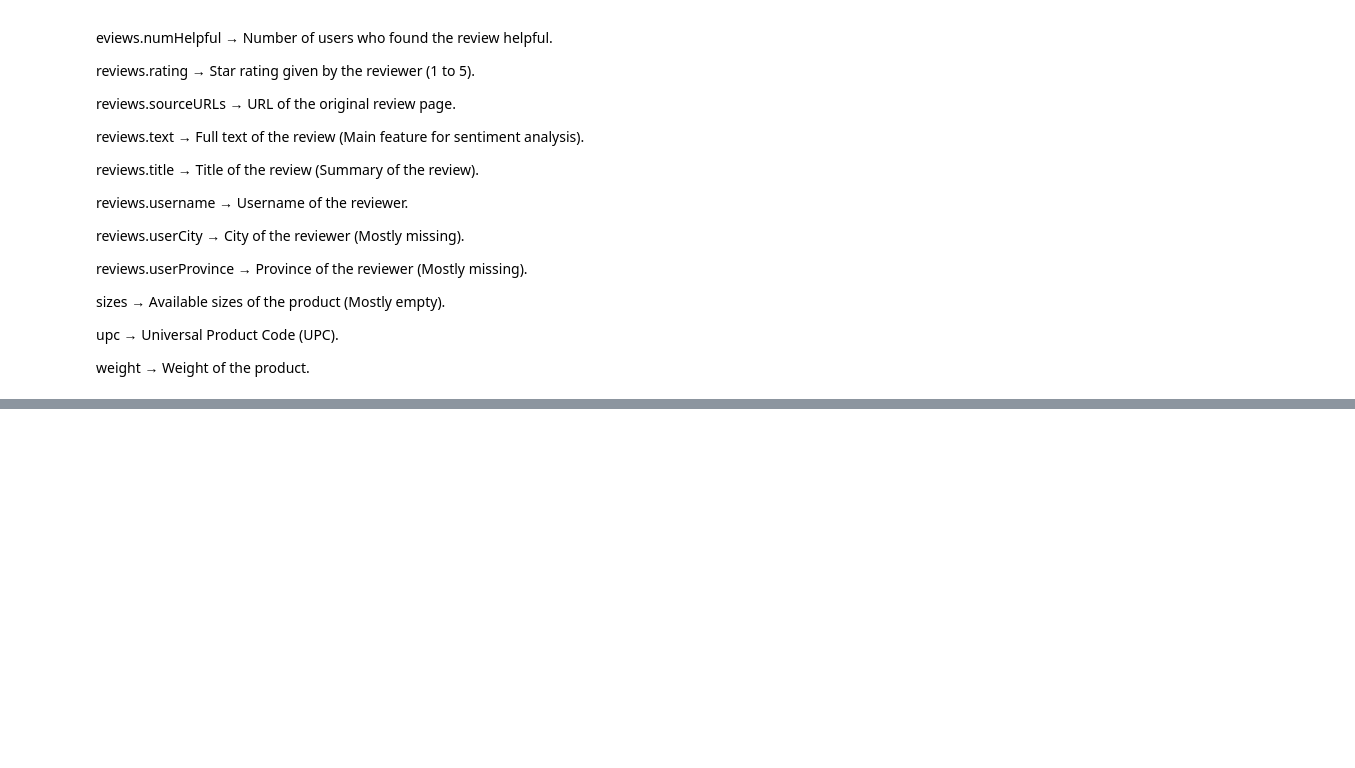
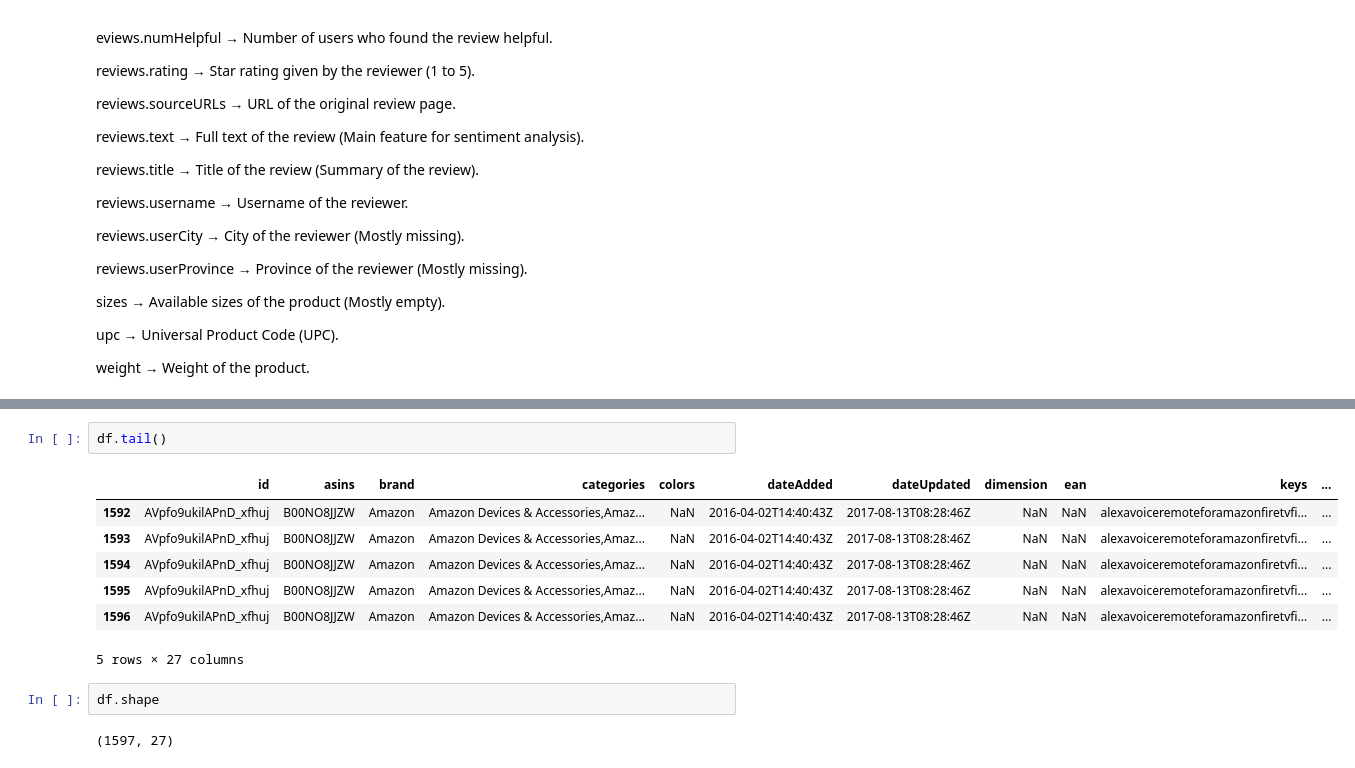
Before and after one commit to kennethnyangweso/GROUP-1-PHASE-4-PROJECT, a Jupyter notebook: Group_1_Phase_4_Project_Notebook.ipynb, the cells around one changed output, grey strips where cells are left out. Cells and saved outputs as stored; diff of their text form; blank space fills up the shorter version.

```diff
--- a/Group_1_Phase_4_Project_Notebook.ipynb
+++ b/Group_1_Phase_4_Project_Notebook.ipynb
@@ -111,0 +131,14 @@ pd.set_option('display.max_colwidth', None)
+# %%
+df.tail()
+# %% [output]
+|  | id | asins | brand | categories | colors | dateAdded | dateUpdated | dimension | ean | keys | ... |
+| 1592 | AVpfo9ukilAPnD_xfhuj | B00NO8JJZW | Amazon | Amazon Devices & Accessories,Amaz... | NaN | 2016-04-02T14:40:43Z | 2017-08-13T08:28:46Z | NaN | NaN | alexavoiceremoteforamazonfiretvfi... | ... |
+| 1593 | AVpfo9ukilAPnD_xfhuj | B00NO8JJZW | Amazon | Amazon Devices & Accessories,Amaz... | NaN | 2016-04-02T14:40:43Z | 2017-08-13T08:28:46Z | NaN | NaN | alexavoiceremoteforamazonfiretvfi... | ... |
+| 1594 | AVpfo9ukilAPnD_xfhuj | B00NO8JJZW | Amazon | Amazon Devices & Accessories,Amaz... | NaN | 2016-04-02T14:40:43Z | 2017-08-13T08:28:46Z | NaN | NaN | alexavoiceremoteforamazonfiretvfi... | ... |
+| 1595 | AVpfo9ukilAPnD_xfhuj | B00NO8JJZW | Amazon | Amazon Devices & Accessories,Amaz... | NaN | 2016-04-02T14:40:43Z | 2017-08-13T08:28:46Z | NaN | NaN | alexavoiceremoteforamazonfiretvfi... | ... |
+| 1596 | AVpfo9ukilAPnD_xfhuj | B00NO8JJZW | Amazon | Amazon Devices & Accessories,Amaz... | NaN | 2016-04-02T14:40:43Z | 2017-08-13T08:28:46Z | NaN | NaN | alexavoiceremoteforamazonfiretvfi... | ... |
+5 rows × 27 columns
+# %%
+df.shape
+# %% [output]
+(1597, 27)
```
Also changed, not shown: parts of 19 cells of this notebook.
